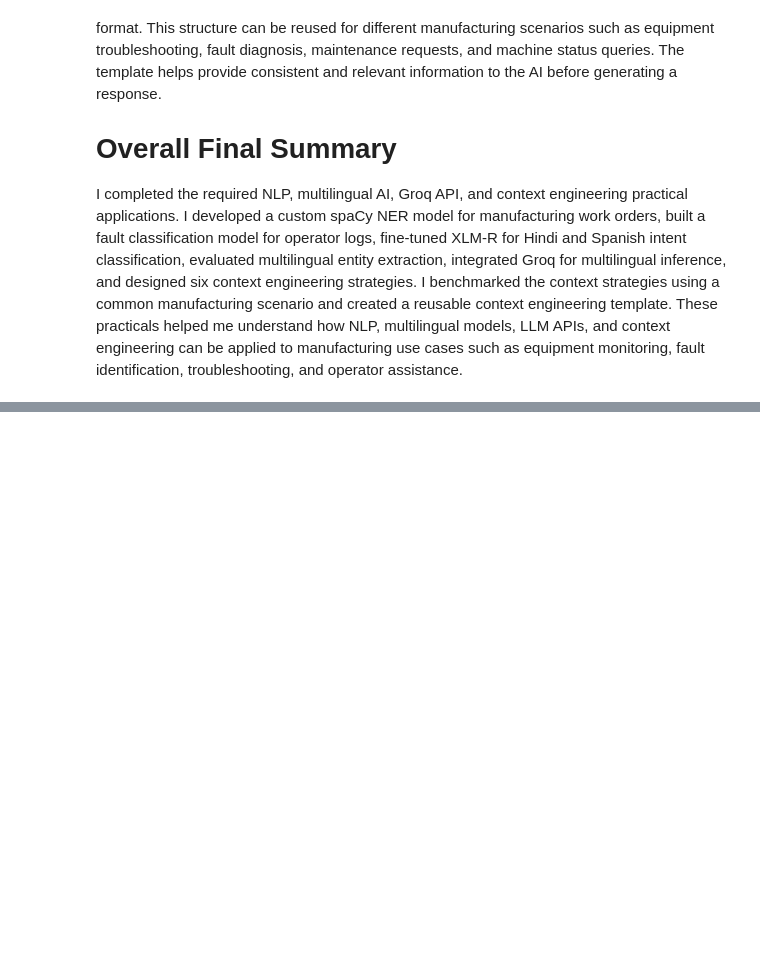
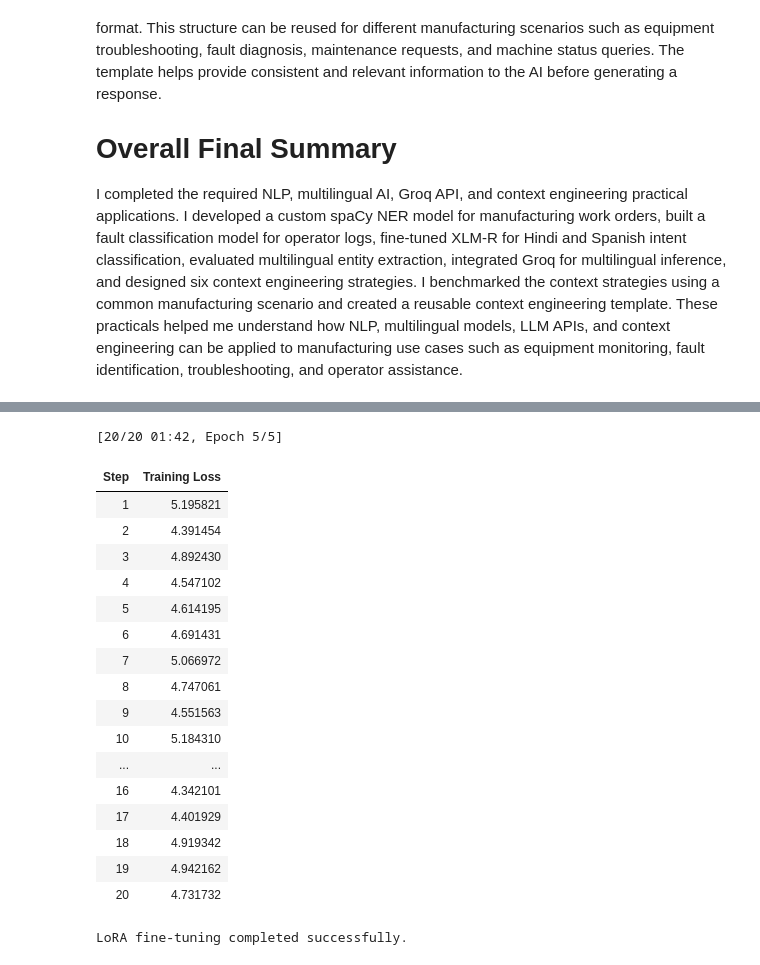
Before and after one commit to 7-atharva/AIML-Intern, a Jupyter notebook: NLP_Practical_Application.ipynb, the cells around one changed output, grey strips where cells are left out. Cells and saved outputs as stored; diff of their text form; code cells hidden in the pictures; blank space fills up the shorter version.

```diff
--- a/NLP_Practical_Application.ipynb
+++ b/NLP_Practical_Application.ipynb
@@ -2677,0 +2835,20 @@ I completed the required NLP, multilingual AI, Groq API, and context engineering
+# %%
+# Configure LoRA for the GPT-2 causal language model
+lora_config = LoraConfig(
+    task_type=TaskType.CAUSAL_LM,  # GPT-2 is a causal language model
+    inference_mode=False,          # Enable training of the LoRA adapter
+    r=8,                           # Size of the LoRA low-rank matrices
+    lora_alpha=16,                 # LoRA scaling factor (Set the scaling multiplier that determines how strongly LoRA weights affect the model)
+    lora_dropout=0.1,              # Dropout used by the LoRA adapter (Set the percentage of random neurons to deactivate to prevent overfitting)
+    target_modules=["c_attn"]      # GPT-2 attention layer targeted by LoRA  (Specify the exact internal attention layers in GPT-2 where LoRA will be applied)
+)
+# Add the LoRA adapter to the base GPT-2 model
+model = get_peft_model(
+    base_model,
+    lora_config
+)
+# Display the model type
+print("Model type:", type(model))
+
+# Display the trainable parameter count
+model.print_trainable_parameters()
@@ -2677,0 +2901,37 @@ I completed the required NLP, multilingual AI, Groq API, and context engineering
+# %%
+# Define the LoRA training configuration
+training_args = TrainingArguments(
+    output_dir="./lora_manufacturing_results",  # Folder for training results
+    num_train_epochs=5,                         # Train for five epochs
+    per_device_train_batch_size=2,              # Process two examples at a time
+    learning_rate=2e-4,                         # Learning rate for LoRA training
+    logging_steps=1,                            # Display training information frequently
+    save_strategy="no",                         # Do not create multiple checkpoints
+    report_to="none",                           # Disable external reporting
+    remove_unused_columns=True                  # Automatically drop columns that are not model inputs (such as raw text)
+)
+# Create the data collator for causal language modeling
+# Set up a data packager that dynamically manages batches during training
+data_collator = DataCollatorForLanguageModeling(
+    # Provide the tokenizer so the packager knows how to pad the sequences
+    tokenizer=tokenizer,
+    # Turn off Masked Language Modeling since we are predicting the next word, not filling blanks
+    mlm=False
+)
+# Initialize the training coordinator engine
+trainer = Trainer(
+    # Pass the LoRA-adapted model that will be trained
+    model=model,
+    # Pass the configuration rules like learning rate and output directories
+    args=training_args,
+    # Pass the pre-processed and tokenized numerical text data
+    train_dataset=tokenized_dataset,
+    # Pass the data packager to handle real-time batch formatting
+    data_collator=data_collator
+)
+# Start LoRA fine-tuning
+trainer.train()
+
+# Confirm that training finished
+print("LoRA fine-tuning completed successfully.")
+# %% [output]
@@ -2677,0 +2939,19 @@ I completed the required NLP, multilingual AI, Groq API, and context engineering
+[20/20 01:42, Epoch 5/5]
+| Step | Training Loss |
+| 1 | 5.195821 |
+| 2 | 4.391454 |
+| 3 | 4.892430 |
+| 4 | 4.547102 |
+| 5 | 4.614195 |
+| 6 | 4.691431 |
+| 7 | 5.066972 |
+| 8 | 4.747061 |
+| 9 | 4.551563 |
+| 10 | 5.184310 |
+| ... | ... |
+| 16 | 4.342101 |
+| 17 | 4.401929 |
+| 18 | 4.919342 |
+| 19 | 4.942162 |
+| 20 | 4.731732 |
+LoRA fine-tuning completed successfully.
```
Also changed, not shown: parts of 40 cells of this notebook.
